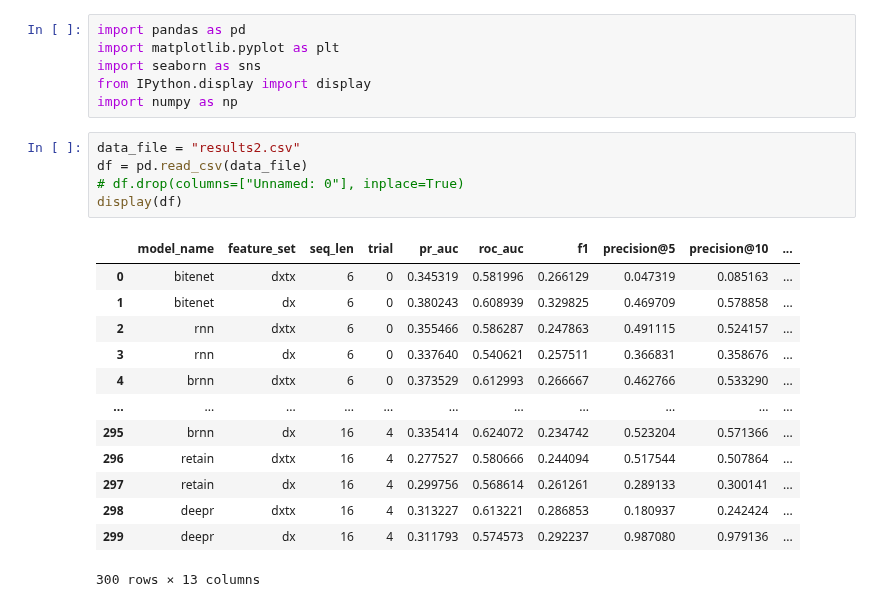
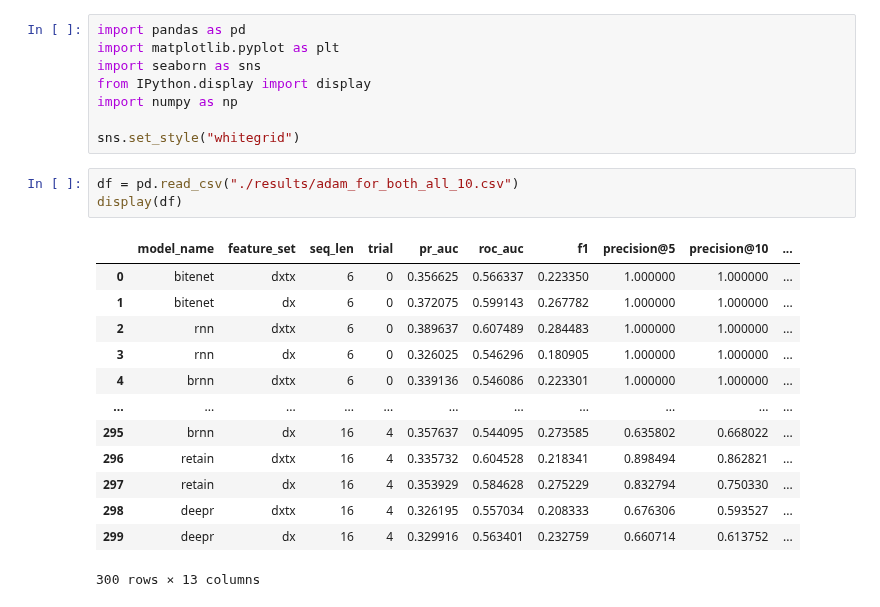
Before and after one commit to greenwaltc/CS598-DL4H-Final-Project, a Jupyter notebook: data_analysis.ipynb, the cells around one changed output. Drawn from its saved outputs; the diff is of its cells as text.

```diff
--- a/data_analysis.ipynb
+++ b/data_analysis.ipynb
@@ -4,23 +4,23 @@ import matplotlib.pyplot as plt
 import seaborn as sns
 from IPython.display import display
 import numpy as np
+
+sns.set_style("whitegrid")
-# %%
-data_file = "results2.csv"
-df = pd.read_csv(data_file)
-# df.drop(columns=["Unnamed: 0"], inplace=True)
-display(df)
-# %% [output]
-|  | model_name | feature_set | seq_len | trial | pr_auc | roc_auc | f1 | precision@5 | precision@10 | ... |
-| 0 | bitenet | dxtx | 6 | 0 | 0.345319 | 0.581996 | 0.266129 | 0.047319 | 0.085163 | ... |
-| 1 | bitenet | dx | 6 | 0 | 0.380243 | 0.608939 | 0.329825 | 0.469709 | 0.578858 | ... |
-| 2 | rnn | dxtx | 6 | 0 | 0.355466 | 0.586287 | 0.247863 | 0.491115 | 0.524157 | ... |
-| 3 | rnn | dx | 6 | 0 | 0.337640 | 0.540621 | 0.257511 | 0.366831 | 0.358676 | ... |
-| 4 | brnn | dxtx | 6 | 0 | 0.373529 | 0.612993 | 0.266667 | 0.462766 | 0.533290 | ... |
-| ... | ... | ... | ... | ... | ... | ... | ... | ... | ... | ... |
-| 295 | brnn | dx | 16 | 4 | 0.335414 | 0.624072 | 0.234742 | 0.523204 | 0.571366 | ... |
-| 296 | retain | dxtx | 16 | 4 | 0.277527 | 0.580666 | 0.244094 | 0.517544 | 0.507864 | ... |
-| 297 | retain | dx | 16 | 4 | 0.299756 | 0.568614 | 0.261261 | 0.289133 | 0.300141 | ... |
-| 298 | deepr | dxtx | 16 | 4 | 0.313227 | 0.613221 | 0.286853 | 0.180937 | 0.242424 | ... |
-| 299 | deepr | dx | 16 | 4 | 0.311793 | 0.574573 | 0.292237 | 0.987080 | 0.979136 | ... |
-300 rows × 13 columns
+# %%
+df = pd.read_csv("./results/adam_for_both_all_10.csv")
+display(df)
+# %% [output]
+|  | model_name | feature_set | seq_len | trial | pr_auc | roc_auc | f1 | precision@5 | precision@10 | ... |
+| 0 | bitenet | dxtx | 6 | 0 | 0.356625 | 0.566337 | 0.223350 | 1.000000 | 1.000000 | ... |
+| 1 | bitenet | dx | 6 | 0 | 0.372075 | 0.599143 | 0.267782 | 1.000000 | 1.000000 | ... |
+| 2 | rnn | dxtx | 6 | 0 | 0.389637 | 0.607489 | 0.284483 | 1.000000 | 1.000000 | ... |
+| 3 | rnn | dx | 6 | 0 | 0.326025 | 0.546296 | 0.180905 | 1.000000 | 1.000000 | ... |
+| 4 | brnn | dxtx | 6 | 0 | 0.339136 | 0.546086 | 0.223301 | 1.000000 | 1.000000 | ... |
+| ... | ... | ... | ... | ... | ... | ... | ... | ... | ... | ... |
+| 295 | brnn | dx | 16 | 4 | 0.357637 | 0.544095 | 0.273585 | 0.635802 | 0.668022 | ... |
+| 296 | retain | dxtx | 16 | 4 | 0.335732 | 0.604528 | 0.218341 | 0.898494 | 0.862821 | ... |
+| 297 | retain | dx | 16 | 4 | 0.353929 | 0.584628 | 0.275229 | 0.832794 | 0.750330 | ... |
+| 298 | deepr | dxtx | 16 | 4 | 0.326195 | 0.557034 | 0.208333 | 0.676306 | 0.593527 | ... |
+| 299 | deepr | dx | 16 | 4 | 0.329916 | 0.563401 | 0.232759 | 0.660714 | 0.613752 | ... |
+300 rows × 13 columns
 # %%
```
Also changed, not shown: parts of 6 cells of this notebook, 14 other files.
